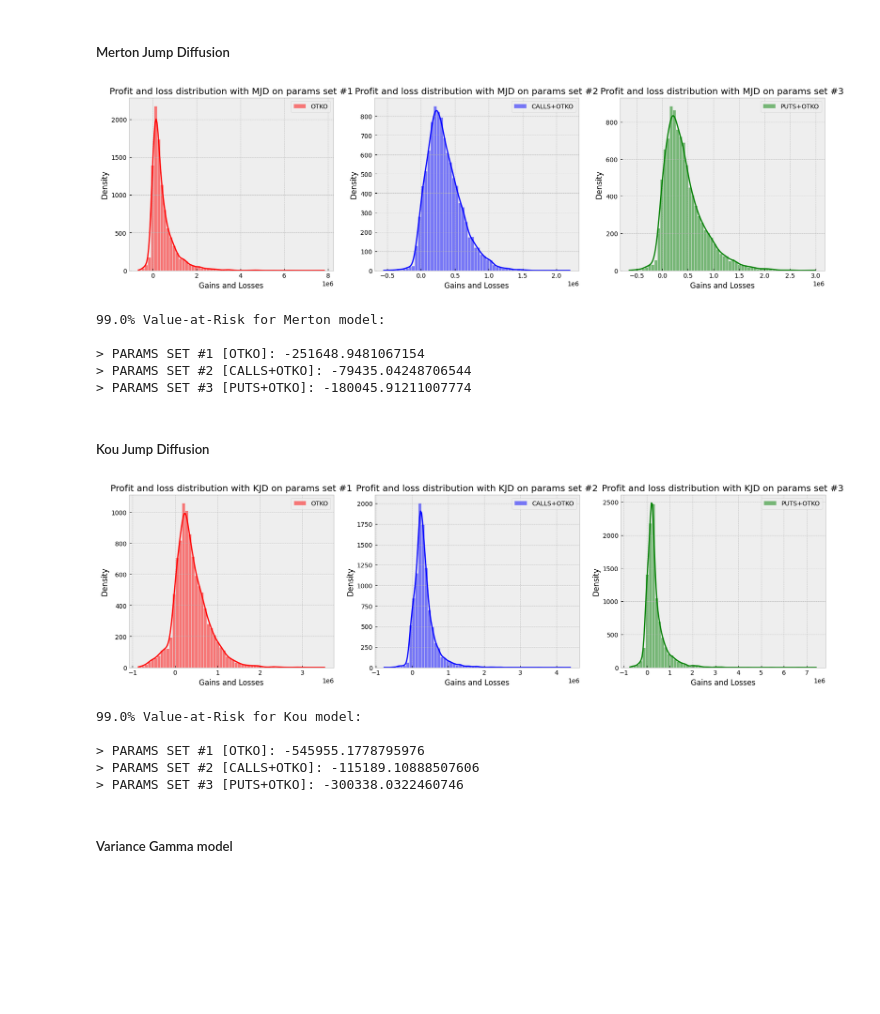
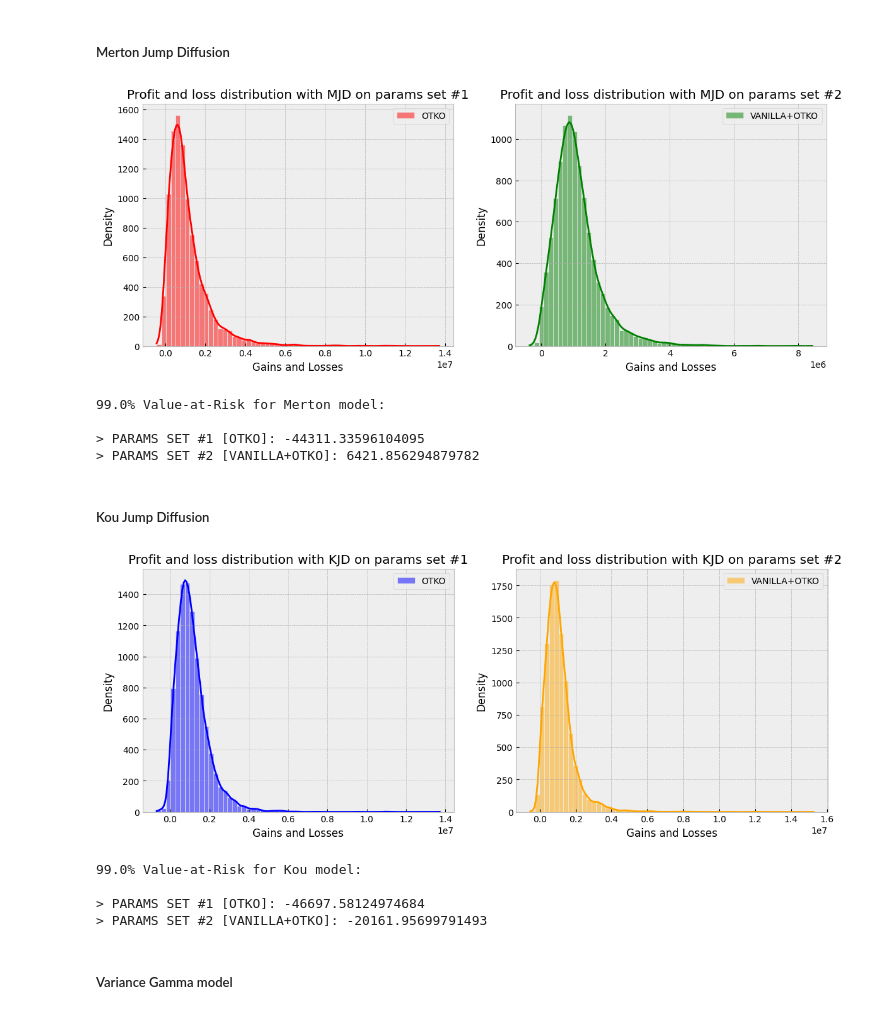
Before and after one commit to ornella-el/Margin-Loans-Pricing, a Jupyter notebook: 4.MarginLoansEvaluation.ipynb, the cells around one changed output. Saved outputs shown, nothing was run; the diff lists cells and outputs as text; code cells hidden in the pictures; blank space fills up the shorter version.

```diff
--- a/4.MarginLoansEvaluation.ipynb
+++ b/4.MarginLoansEvaluation.ipynb
@@ -126,13 +118,12 @@ Smert3 = Mert3.MertonPath(days, paths)
 # SHOW PARAMETERS
 print(f'CALIBRATED PARAMETERS\t [σ\t\tλ\t\tm\t\tv]')
 print(f'1. OTKO DAILY CLIQUETS:\t {otko_mert_params_aapl}')
-print(f'2. CALLS + OTKO:\t\t {calls_otko_mert_params_aapl}')
-print(f'3. PUTS + OTKO:\t\t\t {puts_otko_mert_params_aapl}')
+print(f'2. CALLS+PUTS+OTKO:\t\t {mixed_mert_params_aapl}')
 
-options = ['OTKO', 'CALLS+OTKO', 'PUTS+OTKO']
+options = ['OTKO', 'VANILLA+OTKO']
 
-fig1, axes = plt.subplots(nrows=1, ncols=3, figsize=(18,4))
-for i in range(3):
+fig1, axes = plt.subplots(nrows=1, ncols=2, figsize=(12,4))
+for i in range(2):
     model_ = f'Mert{i+1}'
     paths_ = f'Smert{i+1}'
     model = locals()[model_]
@@ -172,11 +156,10 @@ Skou3 = Kou3.KouPath(days, paths)
 # SHOW PARAMETERS
 print(f'CALIBRATED PARAMETERS\t [σ\t\tλ\t\tp\t\tη1\t\tη2]]')
 print(f'1. OTKO DAILY CLIQUETS:\t {otko_kou_params_aapl}')
-print(f'2. CALLS + OTKO:\t\t {calls_otko_kou_params_aapl}')
-print(f'3. PUTS + OTKO:\t\t\t {puts_otko_kou_params_aapl}')
+print(f'2. CALLS+PUTS+OTKO:\t\t {mixed_kou_params_aapl}')
 
-fig2, axes = plt.subplots(nrows=1, ncols=3, figsize=(18,4))
-for i in range(3):
+fig2, axes = plt.subplots(nrows=1, ncols=2, figsize=(12,4))
+for i in range(2):
     model_ = f'Kou{i+1}'
     paths_ = f'Skou{i+1}'
     model = locals()[model_]
@@ -216,11 +192,10 @@ Svg3 = VG3.VarianceGammaPath1(days, paths)
 # SHOW PARAMETERS
 print(f'CALIBRATED PARAMETERS\t [σ\t\tθ\t\tv]')
 print(f'3. OTKO DAILY CLIQUETS:\t {otko_vg_params_aapl}')
-print(f'4. CALLS + OTKO:\t\t {calls_otko_vg_params_aapl}')
-print(f'5. PUTS + OTKO:\t\t\t {puts_otko_vg_params_aapl}')
+print(f'4. CALLS+PUTS+OTKO:\t\t {mixed_vg_params_aapl}')
 
-fig2, axes = plt.subplots(nrows=1, ncols=3, figsize=(18,4))
-for i in range(3):
+fig2, axes = plt.subplots(nrows=1, ncols=2, figsize=(12,4))
+for i in range(2):
     model_ = f'VG{i+1}'
     paths_ = f'Svg{i+1}'
     model = locals()[model_]
@@ -567,11 +502,11 @@ plt.grid(); plt.show()
 # %% [markdown]
 ##### Merton Jump Diffusion
 # %%
-fig2_2, ax = plt.subplots(nrows=1, ncols=3, figsize=(20,5))
+fig2_2, ax = plt.subplots(nrows=1, ncols=2, figsize=(14,5))
 
-colors = ['red', 'blue', 'green']
+colors = ['red', 'green']
 
-for i in range(3):
+for i in range(2):
     dist_ = f'gain_loss_merton{i+1}'
     dist = locals()[dist_]
     sns.histplot(dist, ax=ax[i], bins=60, kde=True, color= colors[i], label=options[i])
@@ -581,7 +516,7 @@ for i in range(3):
     ax[i].grid(True); ax[i].legend()
 plt.show()
 # %% [output]
-[figure, old version]
+[figure, new version]
 # %%
 vaR_merton = np.zeros(len(options))
 confidence_level = 0.99
@@ -594,27 +529,26 @@ for i in range(len(options)):
 # %% [output]
 99.0% Value-at-Risk for Merton model:
 
-> PARAMS SET #1 [OTKO]: -251648.9481067154
-> PARAMS SET #2 [CALLS+OTKO]: -79435.04248706544
-> PARAMS SET #3 [PUTS+OTKO]: -180045.91211007774
+> PARAMS SET #1 [OTKO]: -44311.33596104095
+> PARAMS SET #2 [VANILLA+OTKO]: 6421.856294879782
 # %% [markdown]
 ##### Kou Jump Diffusion
 # %%
-fig2_3, ax = plt.subplots(nrows=1, ncols=3, figsize=(20,5))
+fig2_3, ax = plt.subplots(nrows=1, ncols=2, figsize=(14,5))
 
-colors = ['red', 'blue', 'green']
+colors = ['blue','orange']
 
-for i in range(3):
+for i in range(2):
     dist_ = f'gain_loss_kou{i+1}'
     dist = locals()[dist_]
     sns.histplot(dist, ax=ax[i], bins=60, kde=True, color= colors[i], label=options[i])
     ax[i].set_xlabel('Gains and Losses')
     ax[i].set_ylabel('Density')
     ax[i].set_title(f'Profit and loss distribution with KJD on params set #{i+1}')
     ax[i].grid(True); ax[i].legend()
 plt.show()
 # %% [output]
-[figure, old version]
+[figure, new version]
 # %%
 vaR_kou = np.zeros(len(options))
 confidence_level = 0.99
@@ -627,9 +561,8 @@ for i in range(len(options)):
 # %% [output]
 99.0% Value-at-Risk for Kou model:
 
-> PARAMS SET #1 [OTKO]: -545955.1778795976
-> PARAMS SET #2 [CALLS+OTKO]: -115189.10888507606
-> PARAMS SET #3 [PUTS+OTKO]: -300338.0322460746
+> PARAMS SET #1 [OTKO]: -46697.58124974684
+> PARAMS SET #2 [VANILLA+OTKO]: -20161.95699791493
 # %% [markdown]
 ##### Variance Gamma model
 # %%
```
Also changed, not shown: parts of 27 cells of this notebook.
